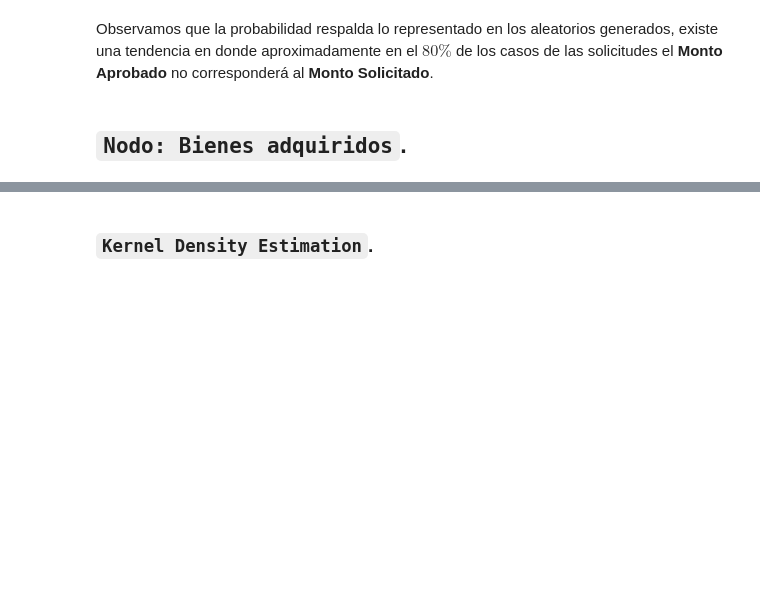
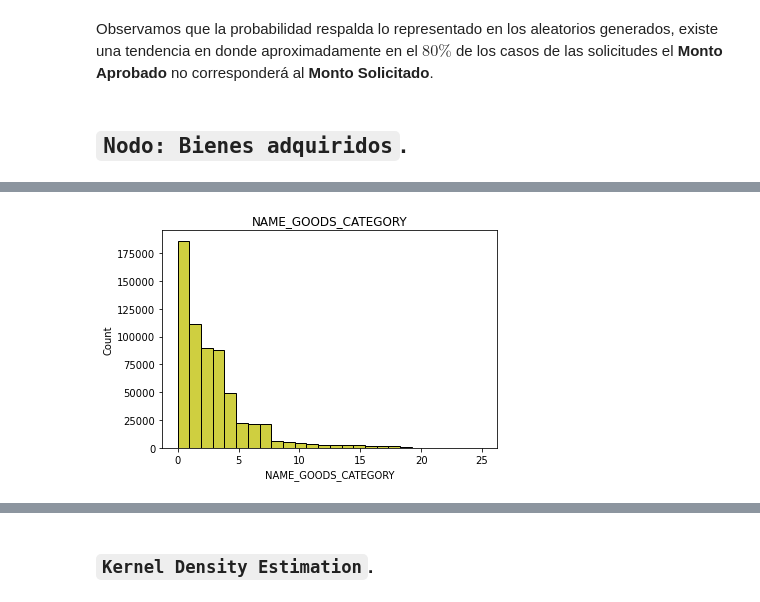
Before and after one commit to JuanPablo2019/Proyecto_modulo1, a Jupyter notebook: ProyectoModulo1_MaganaJ_PinedaB.ipynb, the cells around one changed output, grey strips where cells are left out. Drawn from its saved outputs; the diff is of its cells as text; code cells hidden in the pictures; blank space fills up the shorter version.

```diff
--- a/ProyectoModulo1_MaganaJ_PinedaB.ipynb
+++ b/ProyectoModulo1_MaganaJ_PinedaB.ipynb
@@ -1535,0 +1625,4 @@ Observamos que la probabilidad respalda lo representado en los aleatorios genera
+# %%
+#Definimos los datos con los que trabajaremos
+goods = data['NAME_GOODS_CATEGORY'][data['NAME_GOODS_CATEGORY'] != 'XNA']
+goods
@@ -1535,0 +1667,32 @@ Observamos que la probabilidad respalda lo representado en los aleatorios genera
+# %%
+goods = goods.replace('Mobile',0)
+goods = goods.replace('Consumer Electronics',1)
+goods = goods.replace('Audio/Video',2)
+goods = goods.replace('Computers',3)
+goods = goods.replace('Furniture',4)
+goods = goods.replace('Construction Materials',5)
+goods = goods.replace('Clothing and Accessories',6)
+goods = goods.replace('Photo / Cinema Equipment',7)
+goods = goods.replace('Auto Accessories',8)
+goods = goods.replace('Jewelry',9)
+goods = goods.replace('Homewares',10)
+goods = goods.replace('Medical Supplies',11)
+goods = goods.replace('Vehicles',12)
+goods = goods.replace('Sport and Leisure',13)
+goods = goods.replace('Gardening',14)
+goods = goods.replace('Other',15)
+goods = goods.replace('Office Appliances',16)
+goods = goods.replace('Tourism',17)
+goods = goods.replace('Medicine',18)
+goods = goods.replace('Direct Sales',19)
+goods = goods.replace('Fitness',20)
+goods = goods.replace('Additional Service',21)
+goods = goods.replace('Education',22)
+goods = goods.replace('Weapon',23)
+goods = goods.replace('Insurance',24)
+goods = goods.replace('Animals',25)
+# %%
+# Visualización utilizando un histograma con los datos ordenados
+sns.histplot(x=goods,bins=26,color='y').set_title('NAME_GOODS_CATEGORY');
+# %% [output]
+[figure, added]
```
Also changed, not shown: parts of 71 cells of this notebook.
